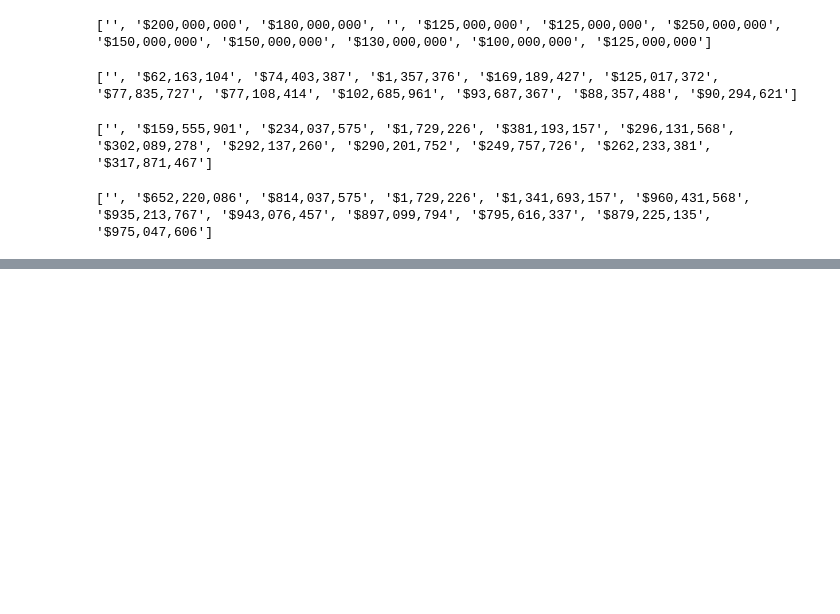
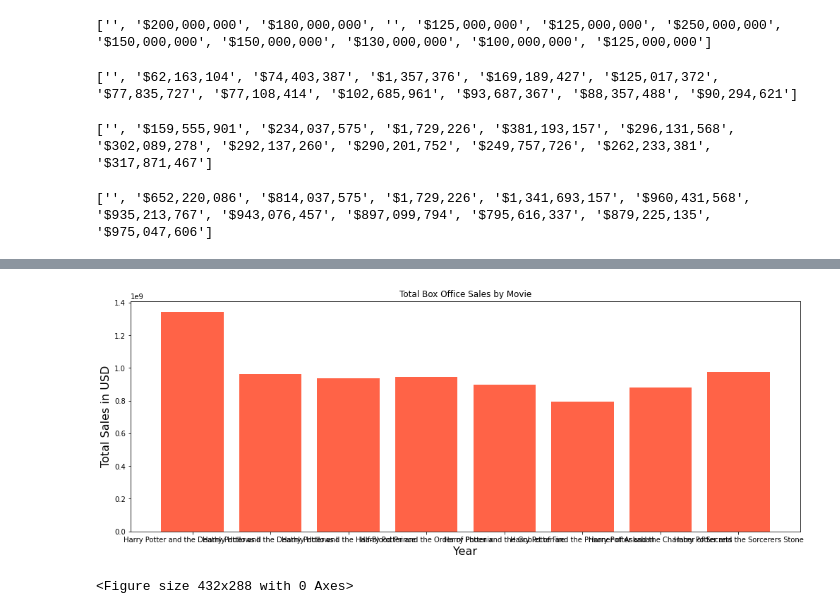
Before and after one commit to ta-data-bcn/Project-Week-3-Data-Thieves, a Jupyter notebook: your-project/Vicky's work/Harry Potter Data Webscraping.ipynb, the cells around one changed output, grey strips where cells are left out. Saved outputs shown, nothing was run; the diff lists cells and outputs as text; code cells hidden in the pictures; blank space fills up the shorter version.

```diff
--- a/your-project/Vicky's work/Harry Potter Data Webscraping.ipynb
+++ b/your-project/Vicky's work/Harry Potter Data Webscraping.ipynb
@@ -180,0 +174,3 @@ print(domestic_total_Video_sales)
+# %%
+movie_numbers['Total_Dom_Video_Sales'] = movie_numbers['Dom_BRAY_Sales'] + movie_numbers['Dom_DVD_Sales']
+movie_numbers
@@ -180,0 +187,3 @@ print(domestic_total_Video_sales)
+# %%
+movie_book_sales = pd.DataFrame(movie_numbers)
+movie_book_sales
@@ -180,0 +200,4 @@ print(domestic_total_Video_sales)
+# %%
+movie_book_sales['Copys_Sold_approx'] = [65000000, 65000000, 65000000, 65000000, 65000000, 65000000, 77000000, 120000000]
+# %%
+movie_book_sales['Publishing_Date'] = ['2007-07', '2007-07', '2005-07', '2003-06','2000-07', '1999-07', '1998-07', '1997-06']
@@ -180,0 +222,13 @@ print(domestic_total_Video_sales)
+# %%
+plt.figure(figsize=(17,6))
+x = movie_book_sales.Title
+y = movie_book_sales.Wordwide_Boxoffice_Sales
+plt.bar(x,y, color = 'tomato', label = 'Total Box Office Sales')
+plt.xlabel('Year', fontsize = 16)
+plt.ylabel('Total Sales in USD', fontsize = 16)
+plt.title('Total Box Office Sales by Movie')
+plt.show()
+plt.clf()
+# %% [output]
+[figure, added]
+<Figure size 432x288 with 0 Axes>
```
Also changed, not shown: parts of 28 cells of this notebook, 10 other files.
